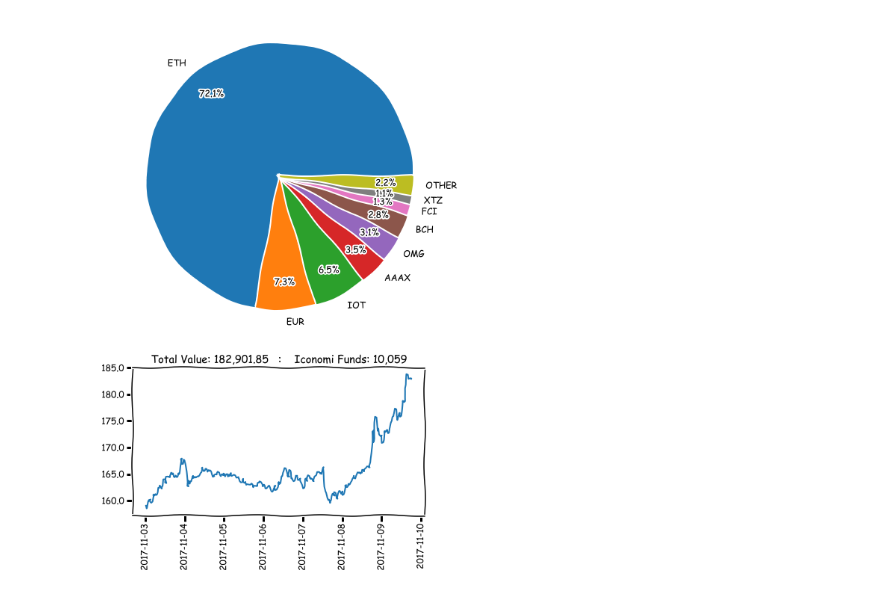
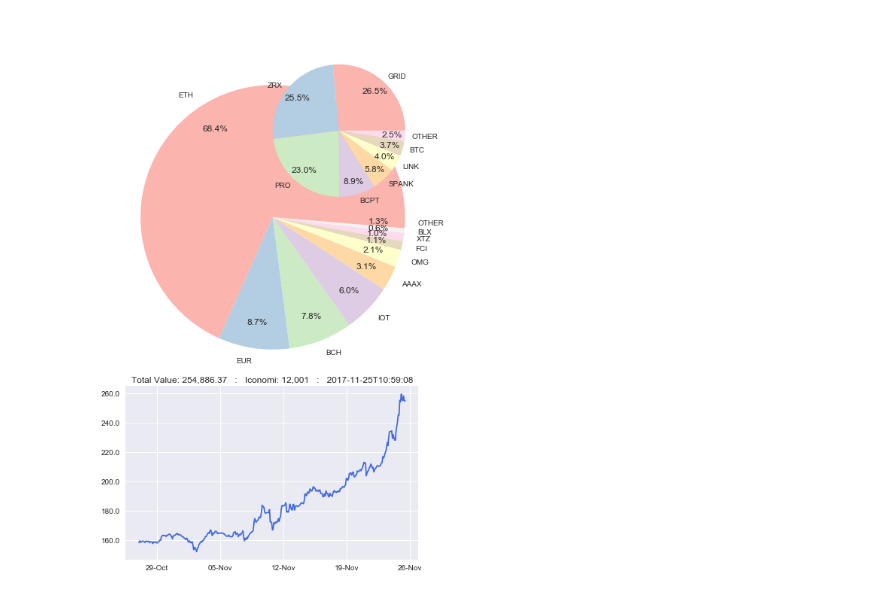
Before and after one commit to chavwithtache/crypo-check, a Jupyter notebook: src/pieChart.ipynb, the cells around one changed output. Cells and saved outputs as stored; diff of their text form; code cells hidden in the pictures.

```diff
--- a/src/pieChart.ipynb
+++ b/src/pieChart.ipynb
@@ -1,31 +1,33 @@
 # %%
 import os, json
 import matplotlib.pyplot as plt
-import matplotlib.gridspec as grd
+#import matplotlib.gridspec as grd
 import matplotlib.ticker as tck
+import matplotlib.dates as dates
 import arrow
+import seaborn as sns
 
 arrow_timestamps = []
 totals = []
-lookback_days = 7
-chart_points = 300
+lookback_days = 30
+chart_points = 400
 
-#get appropriate number of points for chart for date range
+# get appropriate number of points for chart for date range
 
-files_to_process = [filename for filename in os.listdir('../data/archive/crypto_values')
+files_to_process = [filename for filename in
+                    os.listdir('../data/archive/crypto_values')
                     if filename.endswith("_crypto_values.json")
                     and (arrow.now() - arrow.get(filename[0:10])).days < lookback_days]
 
 files_to_process.sort()
-files_to_process = files_to_process[::-int(round(len(files_to_process)/chart_points,0))]
+files_to_process = files_to_process[::-max(1, int(round(len(files_to_process) / chart_points, 0)))]
 files_to_process.sort()
 
 for filename in files_to_process:
     data = json.loads(open('../data/archive/crypto_values/' + filename).read())
     data_date = arrow.get(data['timestamp'])
-    arrow_timestamps.append(arrow.get(data['timestamp']))
+    arrow_timestamps.append(data_date)
     totals.append(float(data['data']['total_value'].replace(',', '')))
-
 
 datetimes = [a.datetime for a in arrow_timestamps]
 date_labels = [a.format('MM-DD HH:MM') for a in arrow_timestamps]
@@ -33,6 +35,8 @@ date_labels = [a.format('MM-DD HH:MM') for a in arrow_timestamps]
 # Get PIE Data
 crypto_data = json.loads(open('../data/crypto_values.json').read())
 crypto_values = crypto_data['data']['values']
+timestamp = crypto_data['timestamp'].split('.')[0]
+iconomi_value = crypto_data['data']['iconomi_value']
 
 # sort the data by value - there must be a better way!
 tuples = crypto_values.items()
@@ -41,57 +45,78 @@ sorted_data = sorted(zip([y for _, y in tuples], [x for x, _ in tuples]), revers
 # Data to plot
 labels = []
 values = []
+gravel_value = 0.0
+gravel_labels = []
+gravel_values = []
 dust_value = 0.0
-iconomi_coins = ['BLX', 'AAAX', 'CAR', 'FCI']
-iconomi_value = 0.0
 
 for value, label in sorted_data:
-
-    try:
-        iconomi_value += value if iconomi_coins.index(label) >= 0 else 0
-    except:pass
 
     if value > 1000:
         labels.append(label)
         values.append(int(value))
+    elif value > 50:
+        gravel_value += value
+        gravel_labels.append(label)
+        gravel_values.append(int(value))
     else:
-        dust_value +=value
-if dust_value > 1000:
+        dust_value += value
+
+if gravel_value + dust_value > 1000:
     labels.append('OTHER')
-    values.append(int(dust_value))
+    values.append(int(gravel_value + dust_value))
 
-with plt.xkcd():
-#if True: #below to retain indent
-    plt.rcParams.update({'font.size': 12})
-    fig = plt.figure(figsize=(7, 12))
-    gs = grd.GridSpec(2, 1, height_ratios=[2, 1])
-    ax1 = plt.subplot(gs[0])
-    ax2 = plt.subplot(gs[1])
+if dust_value > 5:
+    gravel_labels.append('OTHER')
+    gravel_values.append(int(dust_value))
 
-    #ax1.set_title('Total Value: ' + crypto_data['data']['total_value'])  # , bbox={'facecolor': '0.8', 'pad': 3})
+
+
+sns.set_palette("Pastel1",12)
+
+#with plt.xkcd():
+if True: #below to retain indent
+    #plt.rcParams.update({'font.size': 15})
+    fig = plt.figure(figsize=(6, 8))
+    fig.autofmt_xdate()
+    # gs = grd.GridSpec(2, 1, height_ratios=[2, 1])
+    # ax1 = plt.subplot(gs[0])
+    # ax2 = plt.subplot(gs[1])
+    ax1 = fig.add_axes([0.1, 0.44, 0.9, 0.9])  # big pie
+    ax2 = fig.add_axes([0.1, 0.1, 0.9, 0.4])
+    axMini = fig.add_axes([0.53, 0.89, 0.45, 0.4])
+
+    # ax1.set_title('Total Value: ' + crypto_data['data']['total_value'])  # , bbox={'facecolor': '0.8', 'pad': 3})
     # plt.rcParams.update({'font.size': 14}) #adjust font size; not really needed
 
     ax1.pie(values,
             labels=labels,
             autopct='%1.1f%%',
             pctdistance=0.8,
             startangle=0)
 
     ax1.axis('equal')  # ensure pie is round
 
-    ax2.plot(datetimes, totals)
-    #ax2.set_title('Total Value Over Time (kGBP)')
-    ax2.set_title('Total Value: {}   :    Iconomi Funds: {:,.0f}'.format(crypto_data['data']['total_value'], iconomi_value))
+    axMini.pie(gravel_values,
+               labels=gravel_labels,
+               autopct='%1.1f%%',
+               pctdistance=0.8,
+               startangle=0)
+    axMini.axis('equal')  # ensure pie is round
+
+    ax2.plot(datetimes, totals, 'royalblue')
+    # ax2.set_title('Total Value Over Time (kGBP)')
+    ax2.set_title(
+        'Total Value: {}   :   Iconomi: {:,.0f}   :   {}'.format(crypto_data['data']['total_value'], iconomi_value,
+                                                               timestamp), fontdict={'fontsize':12})
     ax2.get_yaxis().set_major_formatter(tck.FuncFormatter(lambda x, p: format(x / 1000, ',')))
-    #ax2.set_xticklabels(date_labels, rotation=90)
 
-    plt.xticks(rotation=90)
-    plt.show()
+    ax2.xaxis.set_major_formatter(dates.DateFormatter('%d-%b'))
 
     #plt.savefig('../data/crypto_pie.jpg', bbox_inches='tight')
 
     #short term hack so i can see it!
     #plt.savefig('../../../../Google Drive/crypto_pie.jpg', bbox_inches='tight')
-    #plt.show()
+    plt.show()
 # %% [output]
-[figure, old version]
+[figure, new version]
```
Also changed, not shown: parts of 4 cells of this notebook, 10 other files.
